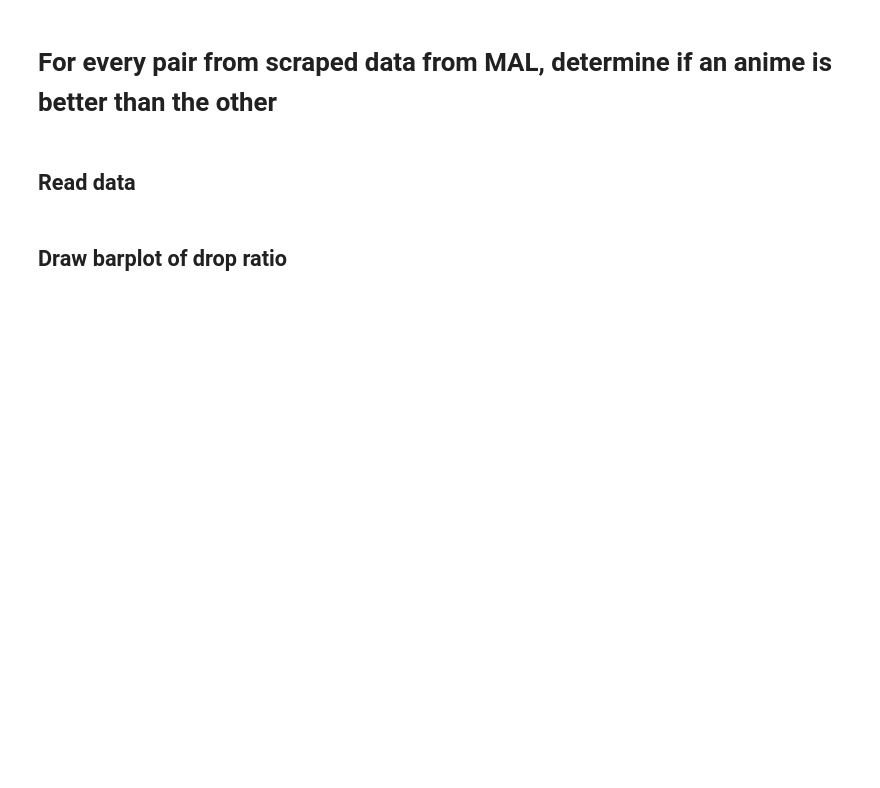
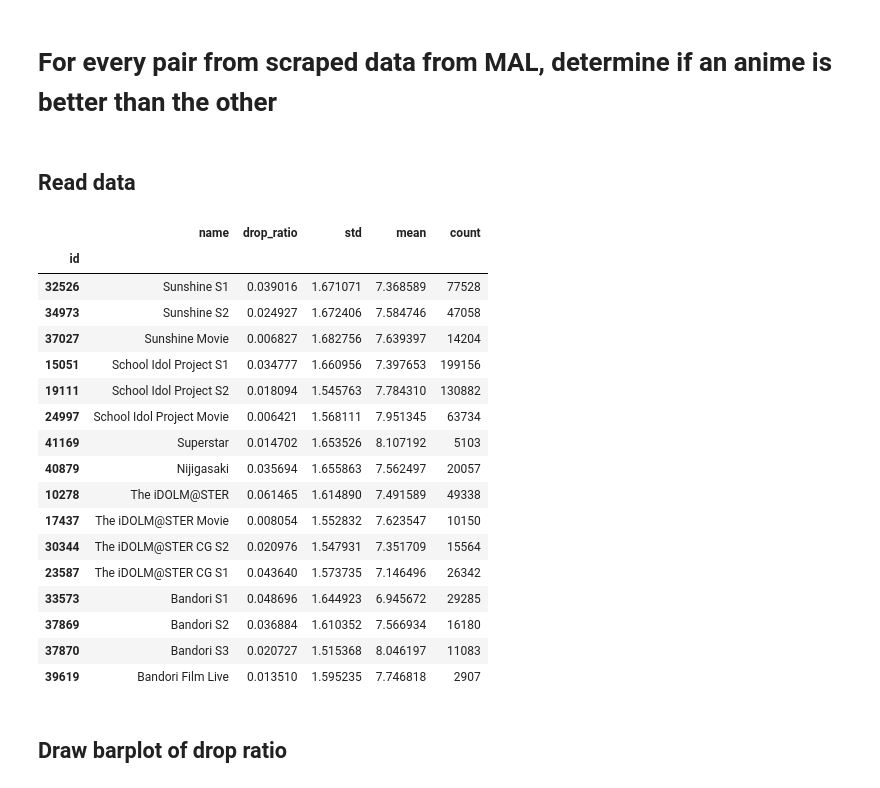
Before and after one commit to hungngocphat01/Toy-Datascience-Projects, a Jupyter notebook: ll-test/main.ipynb, the cells around one changed output. Saved outputs shown, nothing was run; the diff lists cells and outputs as text; code cells hidden in the pictures; blank space fills up the shorter version.

```diff
--- a/ll-test/main.ipynb
+++ b/ll-test/main.ipynb
@@ -13,3 +13,25 @@ score_df = pd.read_csv('scores.csv')
+# %%
+df = pd.read_csv('scores.csv').set_index('id')
+df
+# %% [output]
+|  | name | drop_ratio | std | mean | count |
+| id |  |  |  |  |  |
+| 32526 | Sunshine S1 | 0.039016 | 1.671071 | 7.368589 | 77528 |
+| 34973 | Sunshine S2 | 0.024927 | 1.672406 | 7.584746 | 47058 |
+| 37027 | Sunshine Movie | 0.006827 | 1.682756 | 7.639397 | 14204 |
+| 15051 | School Idol Project S1 | 0.034777 | 1.660956 | 7.397653 | 199156 |
+| 19111 | School Idol Project S2 | 0.018094 | 1.545763 | 7.784310 | 130882 |
+| 24997 | School Idol Project Movie | 0.006421 | 1.568111 | 7.951345 | 63734 |
+| 41169 | Superstar | 0.014702 | 1.653526 | 8.107192 | 5103 |
+| 40879 | Nijigasaki | 0.035694 | 1.655863 | 7.562497 | 20057 |
+| 10278 | The iDOLM@STER | 0.061465 | 1.614890 | 7.491589 | 49338 |
+| 17437 | The iDOLM@STER Movie | 0.008054 | 1.552832 | 7.623547 | 10150 |
+| 30344 | The iDOLM@STER CG S2 | 0.020976 | 1.547931 | 7.351709 | 15564 |
+| 23587 | The iDOLM@STER CG S1 | 0.043640 | 1.573735 | 7.146496 | 26342 |
+| 33573 | Bandori S1 | 0.048696 | 1.644923 | 6.945672 | 29285 |
+| 37869 | Bandori S2 | 0.036884 | 1.610352 | 7.566934 | 16180 |
+| 37870 | Bandori S3 | 0.020727 | 1.515368 | 8.046197 | 11083 |
+| 39619 | Bandori Film Live | 0.013510 | 1.595235 | 7.746818 | 2907 |
 # %% [markdown]
 ## Draw barplot of drop ratio
 # %%
```
Also changed, not shown: parts of 14 cells of this notebook, 3 other files.
